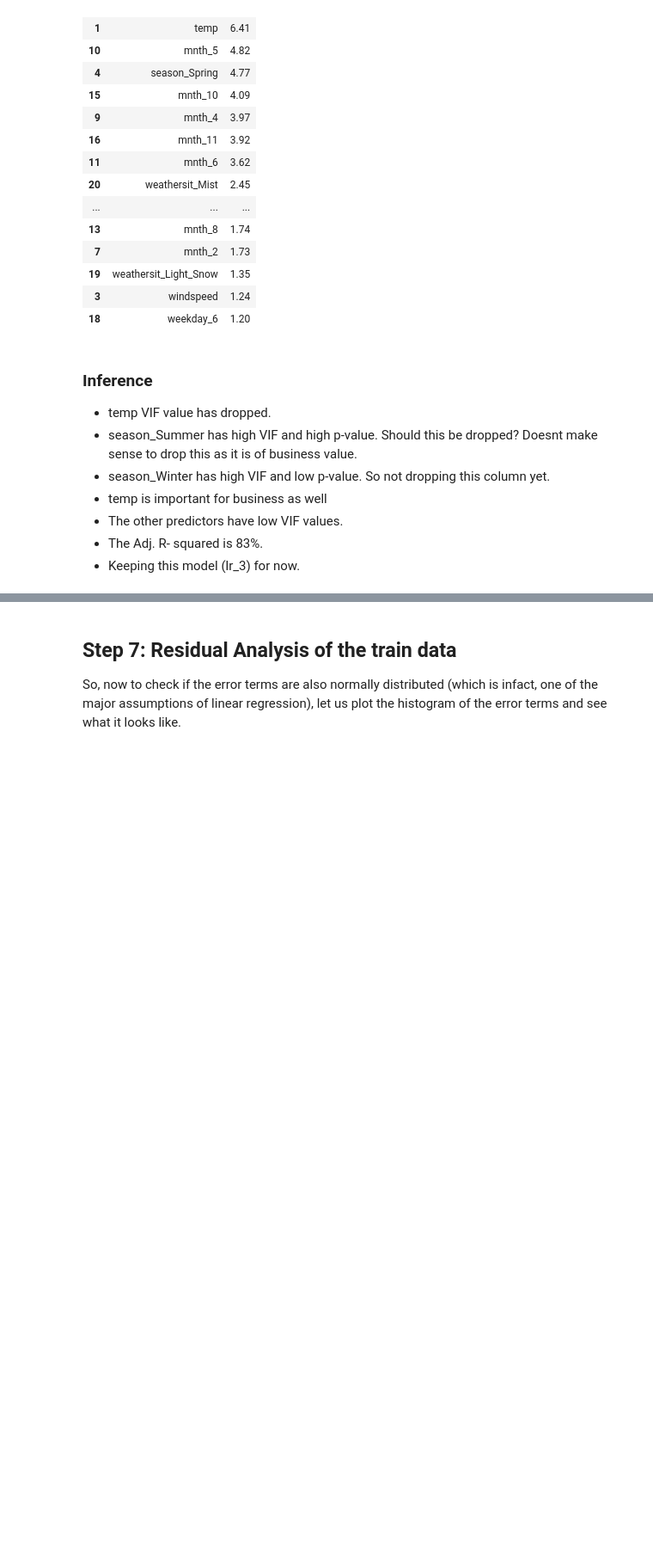
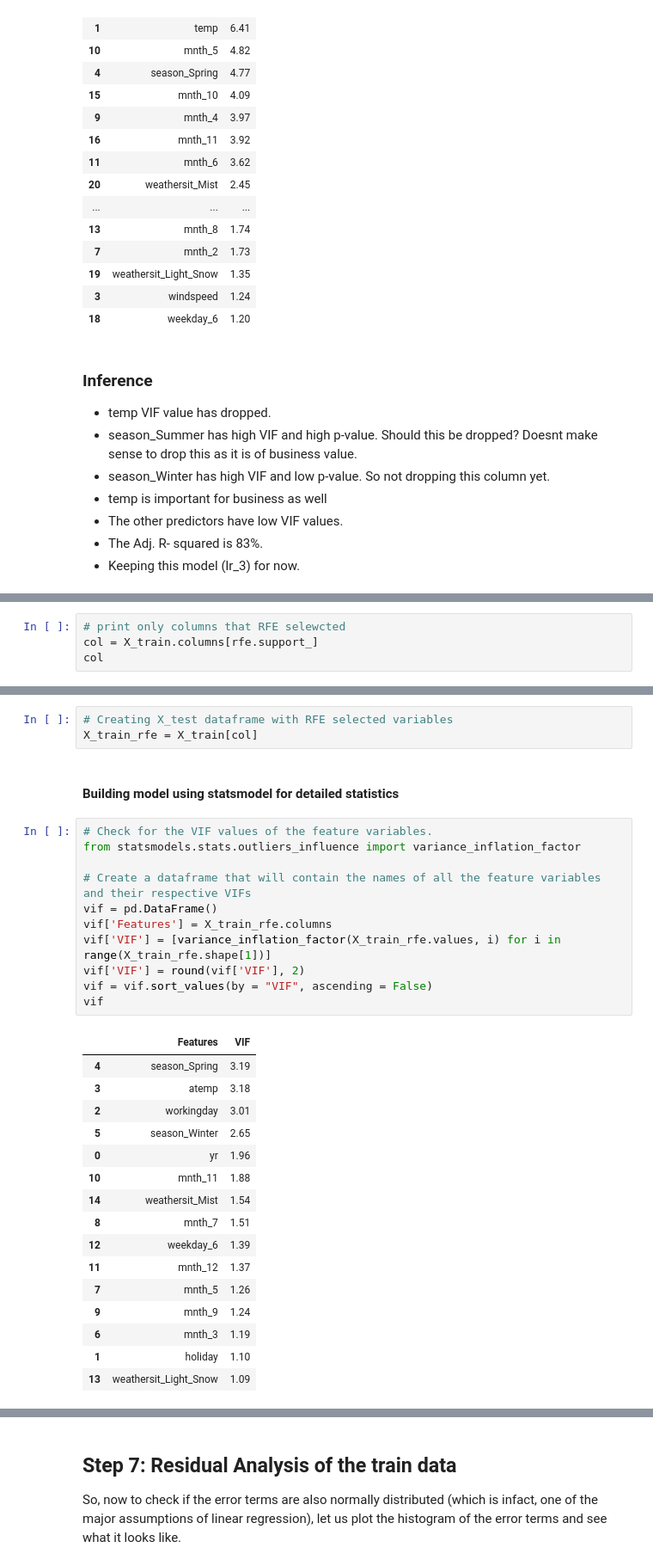
Before and after one commit to kishore-n-george/multiple-linear-regression, a Jupyter notebook: Multiple+Linear+Regression+Bike+Sharing+Case+Study.ipynb, the cells around one changed output, grey strips where cells are left out. Shown at 86% size. Drawn from its saved outputs; the diff is of its cells as text; blank space fills up the shorter version.

```diff
--- a/Multiple+Linear+Regression+Bike+Sharing+Case+Study.ipynb
+++ b/Multiple+Linear+Regression+Bike+Sharing+Case+Study.ipynb
@@ -616,0 +673,4 @@ vif
+# %%
+# print only columns that RFE selewcted
+col = X_train.columns[rfe.support_]
+col
@@ -616,0 +690,33 @@ vif
+# %%
+# Creating X_test dataframe with RFE selected variables
+X_train_rfe = X_train[col]
+# %% [markdown]
+#### Building model using statsmodel for detailed statistics
+# %%
+# Check for the VIF values of the feature variables.
+from statsmodels.stats.outliers_influence import variance_inflation_factor
+
+# Create a dataframe that will contain the names of all the feature variables and their respective VIFs
+vif = pd.DataFrame()
+vif['Features'] = X_train_rfe.columns
+vif['VIF'] = [variance_inflation_factor(X_train_rfe.values, i) for i in range(X_train_rfe.shape[1])]
+vif['VIF'] = round(vif['VIF'], 2)
+vif = vif.sort_values(by = "VIF", ascending = False)
+vif
+# %% [output]
+|  | Features | VIF |
+| 4 | season_Spring | 3.19 |
+| 3 | atemp | 3.18 |
+| 2 | workingday | 3.01 |
+| 5 | season_Winter | 2.65 |
+| 0 | yr | 1.96 |
+| 10 | mnth_11 | 1.88 |
+| 14 | weathersit_Mist | 1.54 |
+| 8 | mnth_7 | 1.51 |
+| 12 | weekday_6 | 1.39 |
+| 11 | mnth_12 | 1.37 |
+| 7 | mnth_5 | 1.26 |
+| 9 | mnth_9 | 1.24 |
+| 6 | mnth_3 | 1.19 |
+| 1 | holiday | 1.10 |
+| 13 | weathersit_Light_Snow | 1.09 |
```
Also changed, not shown: parts of 18 cells of this notebook.
